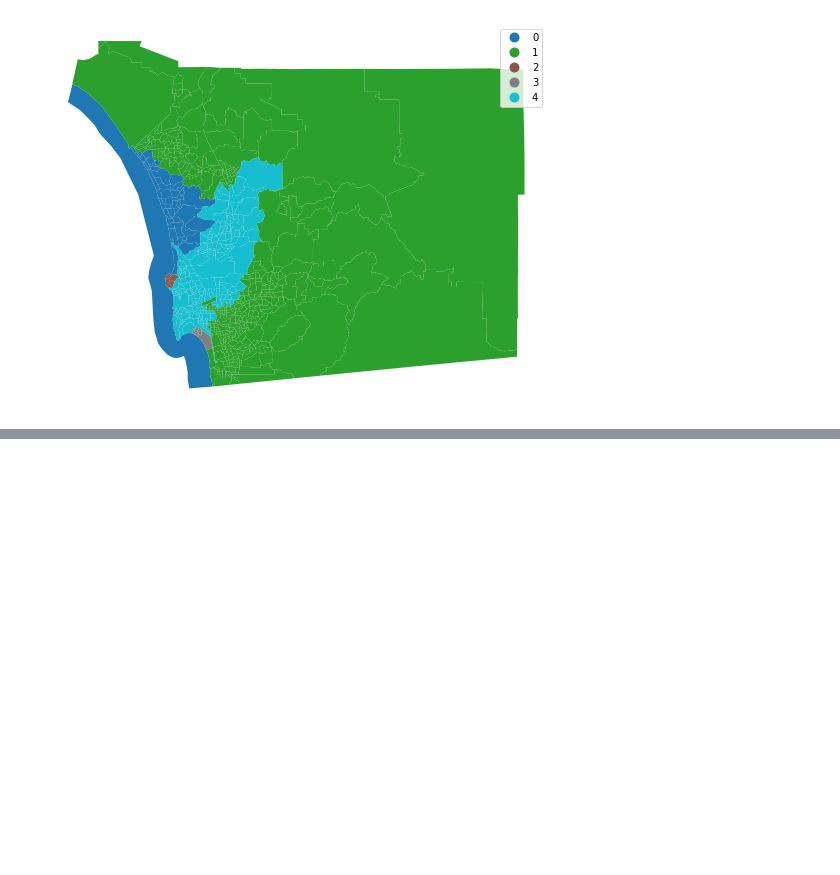
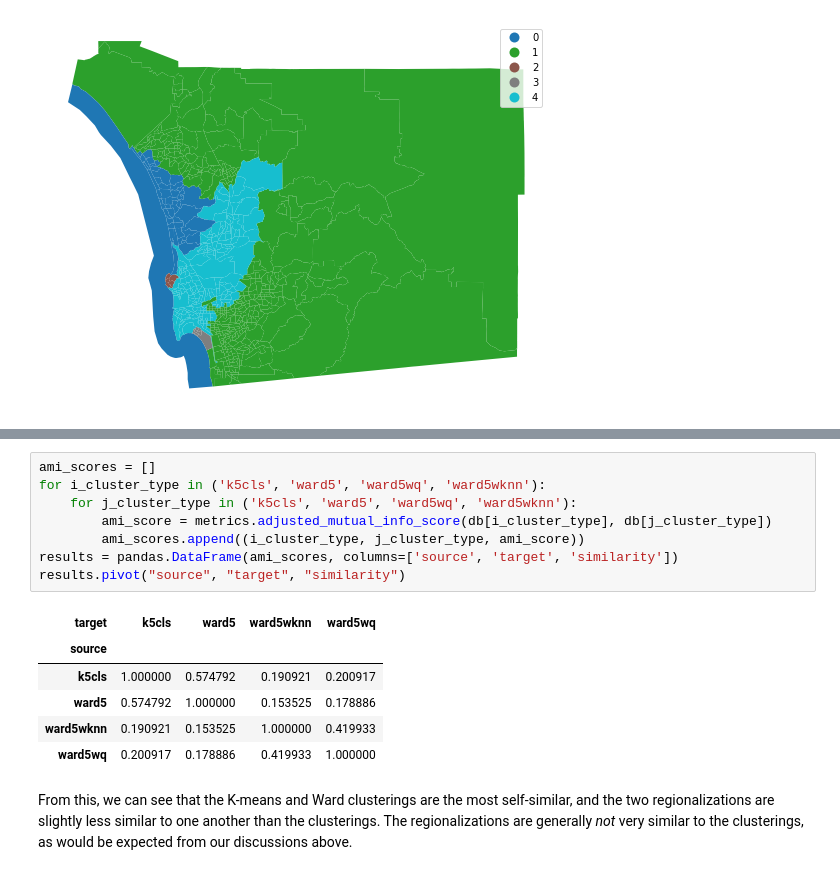
Before and after one commit to gdsbook/book, a Jupyter notebook: notebooks/10_clustering_and_regionalization.ipynb, the cells around one changed output, grey strips where cells are left out. Saved outputs shown, nothing was run; the diff lists cells and outputs as text; blank space fills up the shorter version.

```diff
--- a/notebooks/10_clustering_and_regionalization.ipynb
+++ b/notebooks/10_clustering_and_regionalization.ipynb
@@ -963,0 +953,17 @@ Thus, clustering and regionalization are essential tools for the geographic data
+# %%
+ami_scores = []
+for i_cluster_type in ('k5cls', 'ward5', 'ward5wq', 'ward5wknn'):
+    for j_cluster_type in ('k5cls', 'ward5', 'ward5wq', 'ward5wknn'):
+        ami_score = metrics.adjusted_mutual_info_score(db[i_cluster_type], db[j_cluster_type])
+        ami_scores.append((i_cluster_type, j_cluster_type, ami_score))
+results = pandas.DataFrame(ami_scores, columns=['source', 'target', 'similarity'])
+results.pivot("source", "target", "similarity")
+# %% [output]
+| target | k5cls | ward5 | ward5wknn | ward5wq |
+| source |  |  |  |  |
+| k5cls | 1.000000 | 0.574792 | 0.190921 | 0.200917 |
+| ward5 | 0.574792 | 1.000000 | 0.153525 | 0.178886 |
+| ward5wknn | 0.190921 | 0.153525 | 1.000000 | 0.419933 |
+| ward5wq | 0.200917 | 0.178886 | 0.419933 | 1.000000 |
+# %% [markdown]
+From this, we can see that the K-means and Ward clusterings are the most self-similar, and the two regionalizations are slightly less similar to one another than the clusterings. The regionalizations are generally *not* very similar to the clusterings, as would be expected from our discussions above.
```
Also changed, not shown: parts of 12 cells of this notebook, 1 other file.
